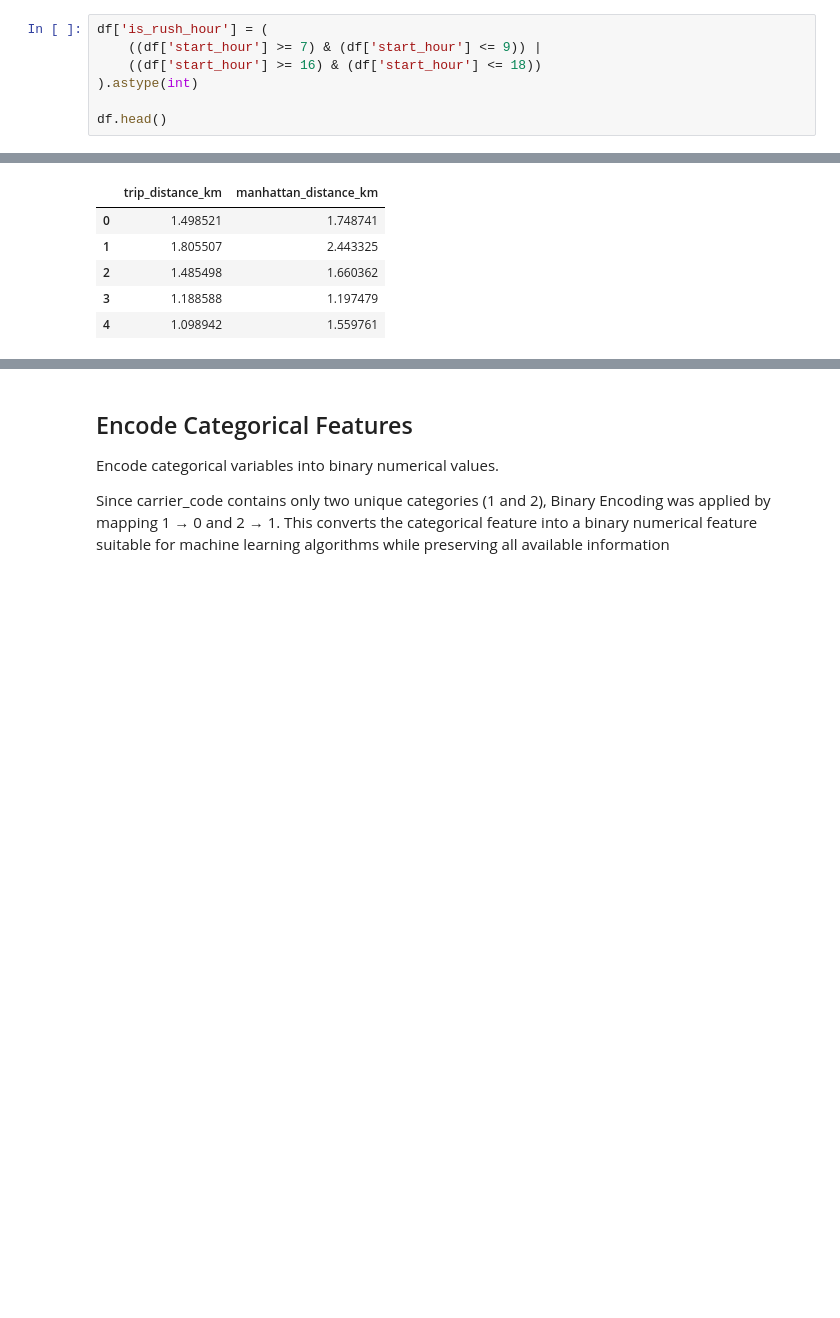
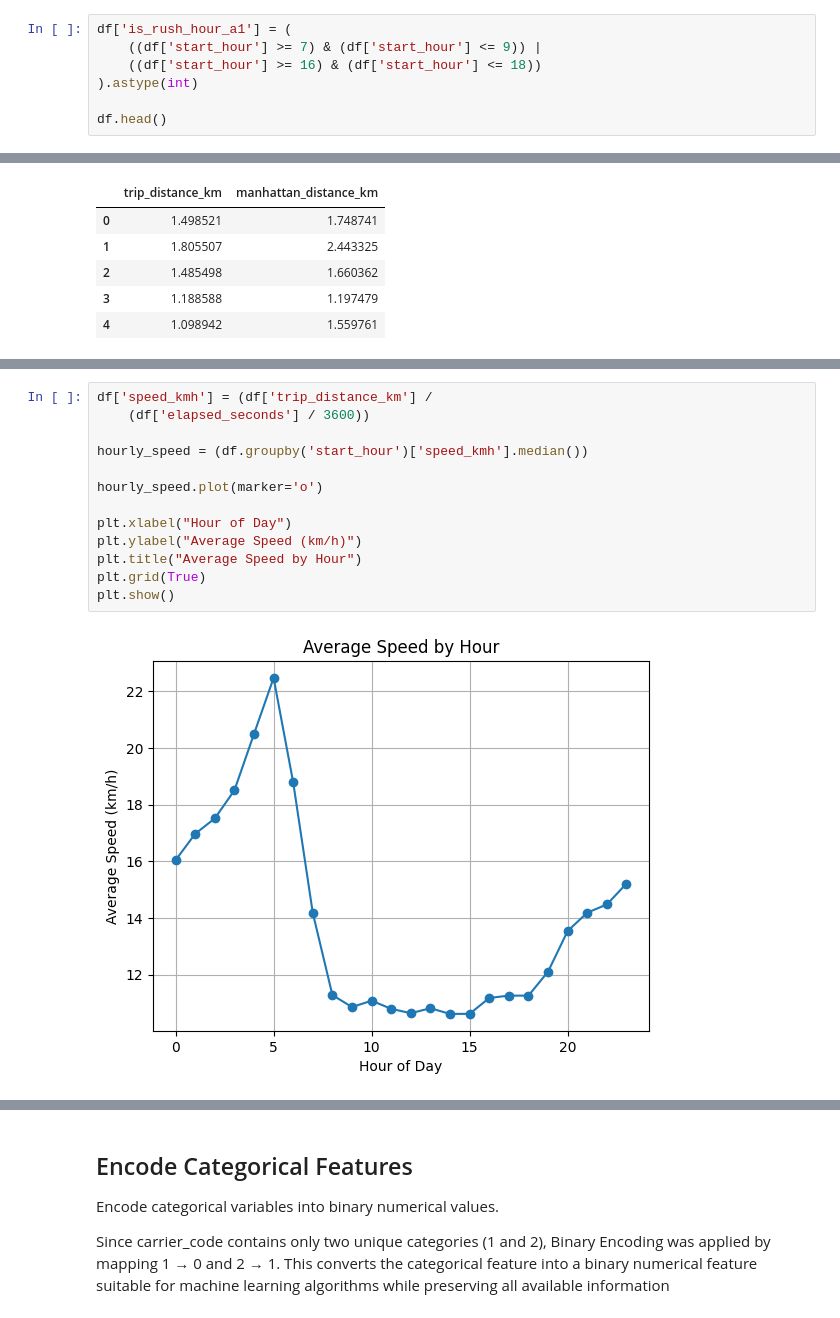
Before and after one commit to saraghafoury/Urban-Ride-Time-Prediction, a Jupyter notebook: notebooks/Feature_Engineering.ipynb, the cells around one changed output, grey strips where cells are left out. Cells and saved outputs as stored; diff of their text form; blank space fills up the shorter version.

```diff
--- a/notebooks/Feature_Engineering.ipynb
+++ b/notebooks/Feature_Engineering.ipynb
@@ -63,7 +64,7 @@ This approach uses commonly accepted urban traffic patterns.
 
 This method is simple and easy to interpret, but it relies on predefined assumptions about traffic patterns.
 # %%
-df['is_rush_hour'] = (
+df['is_rush_hour_a1'] = (
     ((df['start_hour'] >= 7) & (df['start_hour'] <= 9)) |
     ((df['start_hour'] >= 16) & (df['start_hour'] <= 18))
 ).astype(int)
@@ -121,0 +127,15 @@ df[['trip_distance_km', 'manhattan_distance_km']].head()
+# %%
+df['speed_kmh'] = (df['trip_distance_km'] /
+    (df['elapsed_seconds'] / 3600))
+
+hourly_speed = (df.groupby('start_hour')['speed_kmh'].median())
+
+hourly_speed.plot(marker='o')
+
+plt.xlabel("Hour of Day")
+plt.ylabel("Average Speed (km/h)")
+plt.title("Average Speed by Hour")
+plt.grid(True)
+plt.show()
+# %% [output]
+[figure, added]
```
Also changed, not shown: parts of 3 cells of this notebook, 1 other file.
